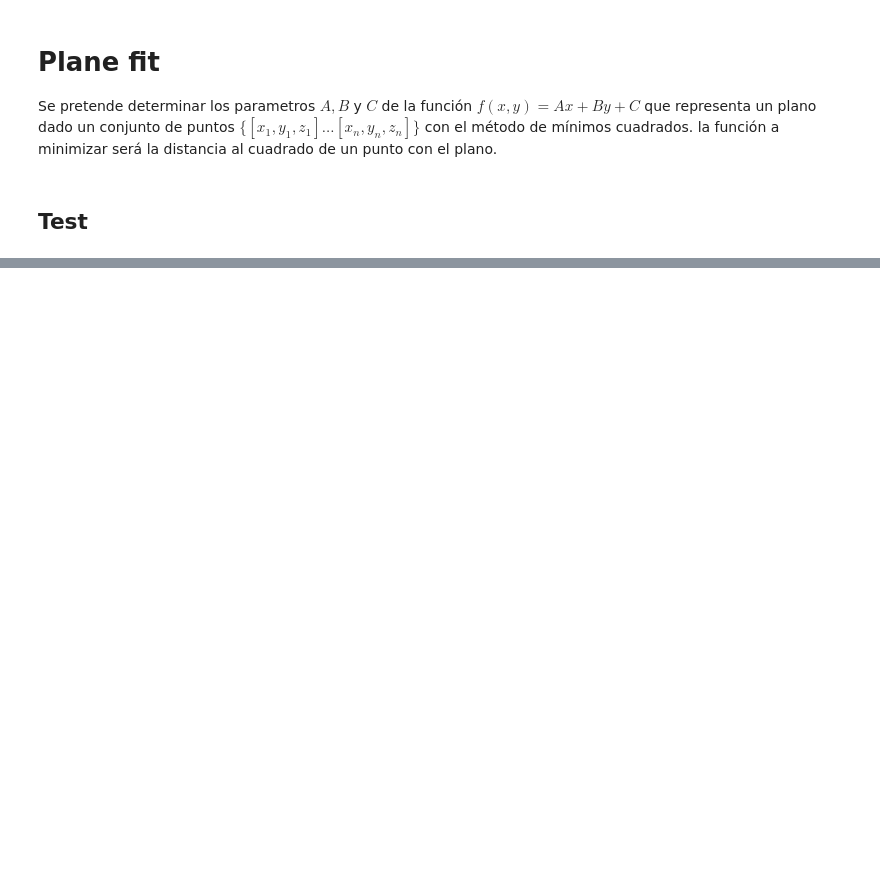
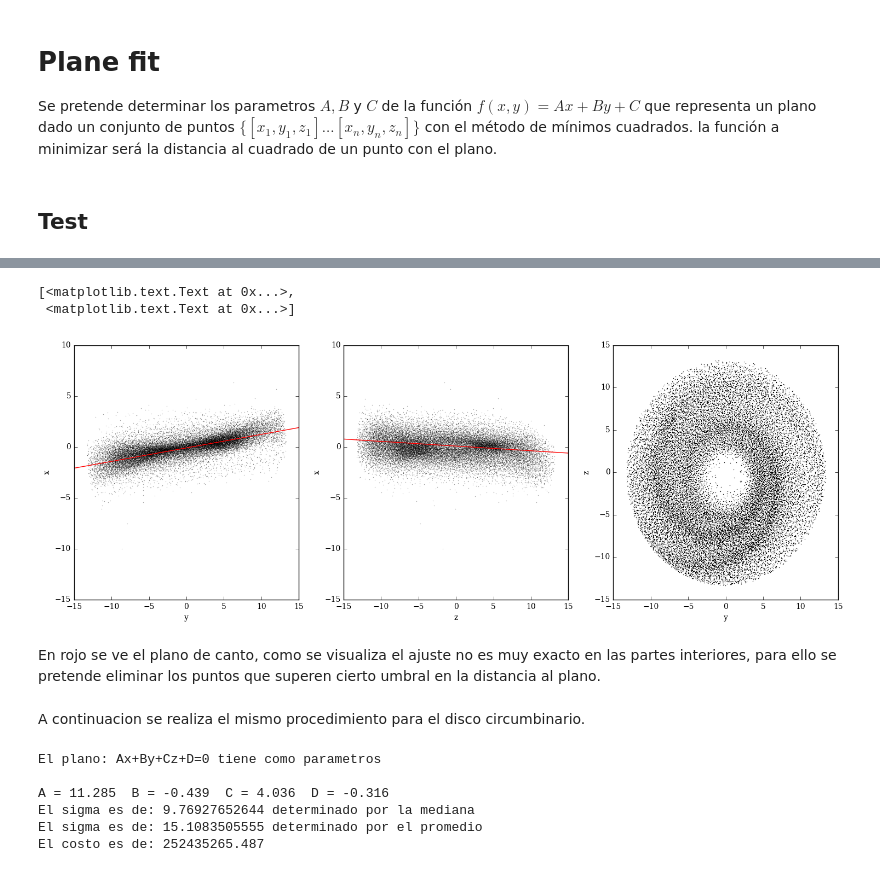
Before and after one commit to Cabeza77/Pedro_PUC, a Jupyter notebook: Rutina_Python/Rutina.ipynb, the cells around one changed output, grey strips where cells are left out. Cells and saved outputs as stored; diff of their text form; code cells hidden in the pictures; blank space fills up the shorter version.

```diff
--- a/Rutina_Python/Rutina.ipynb
+++ b/Rutina_Python/Rutina.ipynb
@@ -87,0 +127,70 @@ El sigma es de: 0.0556872439596
+# %%
+norm_vec = np.array([A,B,C])
+
+theta0 = np.arccos(1./np.linalg.norm(norm_vec)) + 3*np.pi/2
+phi0 = np.arccos(A/np.linalg.norm([A,B]))
+
+# Matriz de rotacion en torno al eje z
+rot_z = np.matrix([[np.cos(phi0),-np.sin(phi0),0],[np.sin(phi0),np.cos(phi0),0],[0,0,1]])
+# Matriz de rotacion en torno al eje x
+rot_x = np.matrix([[1,0,0],[0,np.cos(theta0),-np.sin(theta0)],[0,np.sin(theta0),np.cos(theta0)]])
+# Matriz de la rotacion completa
+rot_total = (rot_z*rot_x)
+
+rot_points = (points*rot_total).A
+
+x0 = [1,1,1,1]
+Rotresult = least_squares(error, x0, args=(rot_points,))
+
+rotA,rotB,rotC,rotD = Rotresult.x[0],Rotresult.x[1],Rotresult.x[2],Rotresult.x[3]
+
+aux = np.linspace(-15,15,100)
+
+fig, ax = plt.subplots(ncols=3, nrows=1,figsize=[6*3, 6])
+ax[0].plot(rot_points[:,1],rot_points[:,0],'k.',ms=1,alpha=0.3)
+ax[0].plot(aux,-(rotB*aux+rotC+rotD)/rotA,'-r')
+ax[0].set(xlabel='y', ylabel='x')
+
+ax[1].plot(rot_points[:,2],rot_points[:,0],'k.',ms=1,alpha=0.3)
+ax[1].plot(aux,-(rotB+rotC*aux+rotD)/rotA,'-r')
+ax[1].set(xlabel='z', ylabel='x')
+
+ax[2].plot(rot_points[:,1],rot_points[:,2],'k.',ms=1)
+ax[2].set(xlabel='y', ylabel='z')
+# %% [output]
+[<matplotlib.text.Text at 0x...>,
+ <matplotlib.text.Text at 0x...>]
+[figure, added]
+# %% [markdown]
+En rojo se ve el plano de canto, como se visualiza el ajuste no es muy exacto en las partes interiores, para ello se pretende eliminar los puntos que superen cierto umbral en la distancia al plano.
+# %% [markdown]
+A continuacion se realiza el mismo procedimiento para el disco circumbinario.
+# %%
+pfile=np.loadtxt('/home/pedro/Pedro_PUC/Rutina_Python/xyzcircumbinary.dat')
+pfile =np.array(pfile)
+
+#Se genera un set de datos x,y de forma aleatoria
+x_value = pfile[:,0]
+y_value = pfile[:,1]
+z_value = pfile[:,2]
+
+points = np.stack([x_value,y_value,z_value],axis=1)
+
+#Realiza minimos cuadrados a la funcion error con argumentos los puntos
+x0 = [1,1,1,1]
+result = least_squares(error, x0, args=(points,))
+
+A,B,C,D = result.x[0],result.x[1],result.x[2],result.x[3]
+
+print 'El plano: Ax+By+Cz+D=0 tiene como parametros\n'
+print 'A =','%.3f'%A,' B =','%.3f'%B,' C =','%.3f'%C,' D =','%.3f'%D
+print 'El sigma es de:',sigma(A,B,C,D,points)[0],'determinado por la mediana'
+print 'El sigma es de:',sigma(A,B,C,D,points)[1],'determinado por el promedio'
+print 'El costo es de:',result.cost
+# %% [output]
+El plano: Ax+By+Cz+D=0 tiene como parametros
+
+A = 11.285  B = -0.439  C = 4.036  D = -0.316
+El sigma es de: 9.76927652644 determinado por la mediana
+El sigma es de: 15.1083505555 determinado por el promedio
+El costo es de: 252435265.487
```
Also changed, not shown: parts of 7 cells of this notebook, 1 other file.
